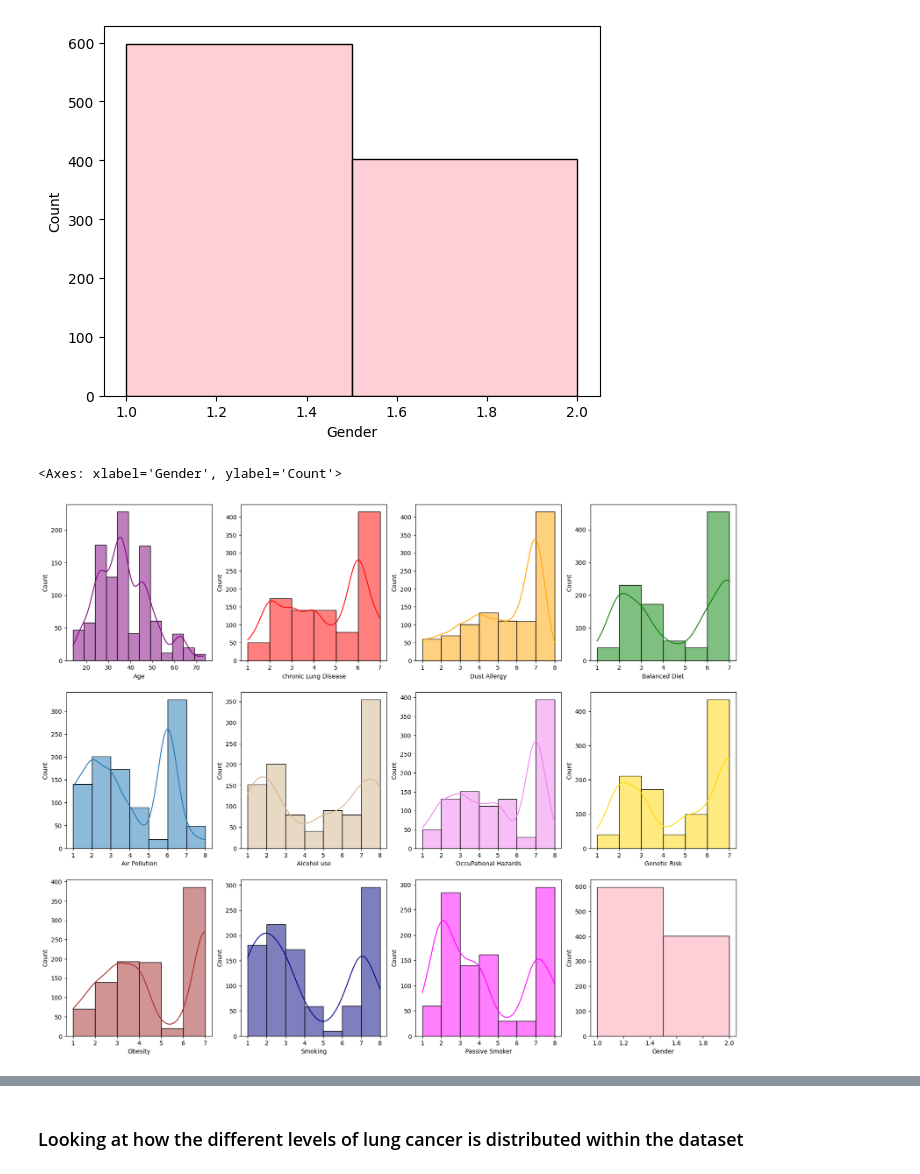
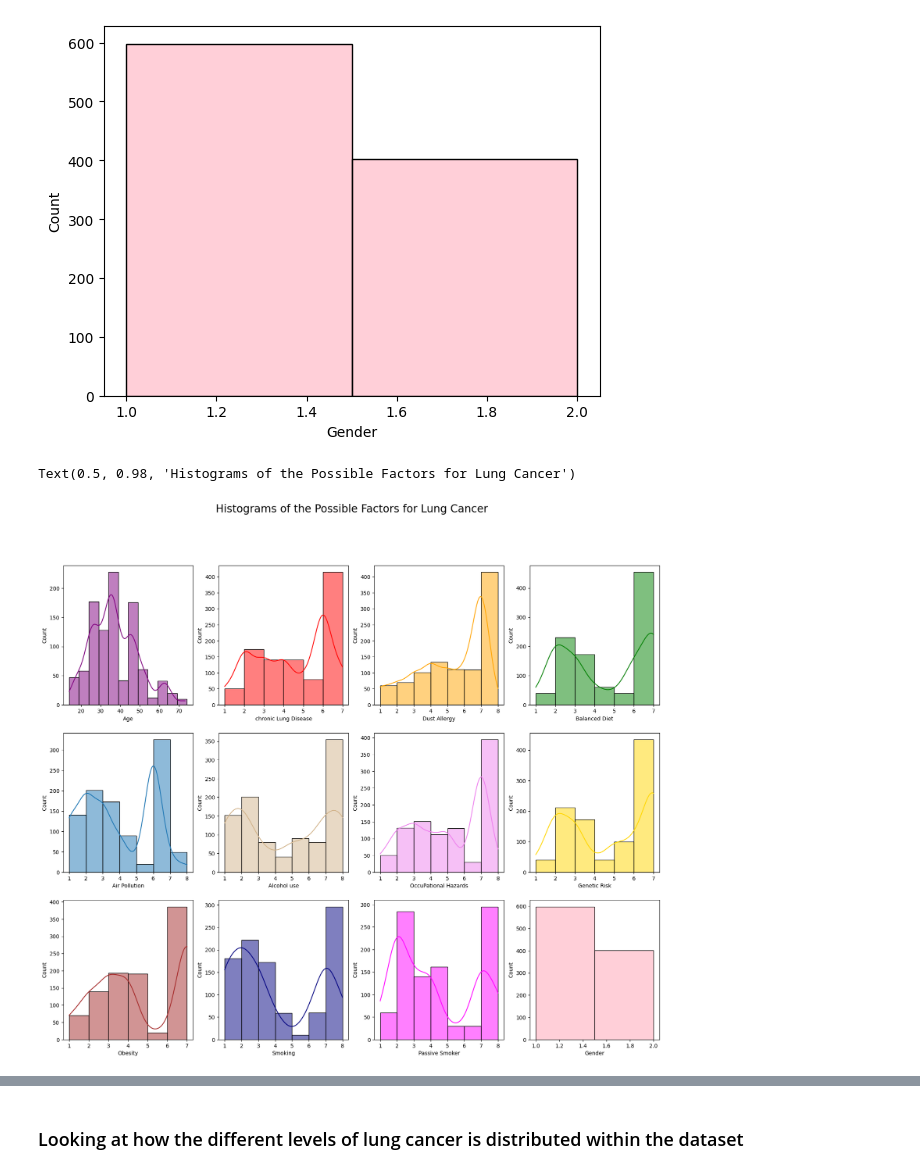
Before and after one commit to Graviton12/DS160_Final_Project_SZM, a Jupyter notebook: DS 160 Final Project SZM.ipynb, the cells around one changed output, grey strips where cells are left out. Cells and saved outputs as stored; diff of their text form; code cells hidden in the pictures.

```diff
--- a/DS 160 Final Project SZM.ipynb
+++ b/DS 160 Final Project SZM.ipynb
@@ -246,32 +246,35 @@ sns.histplot(x='Gender', binwidth=0.5, data=dataset, color='pink')
 # subplot of hstograms for other possible factors for lung cancer
 
 # setting up the figure size
 fig, axes = plt.subplots(3,4,figsize=(20,16))
 
 # histogram of age
 sns.histplot(x='Age', data=dataset, kde=True, binwidth=5, color='purple', ax=axes[0,0])
 # histogram of chronic lung disease
 sns.histplot(x='chronic Lung Disease', data=dataset, binwidth=1, kde=True, color='red', ax=axes[0,1])
 # histogram of dust allergy
 sns.histplot(x='Dust Allergy', data=dataset, binwidth=1, kde=True, color='orange', ax=axes[0,2])
 # histogram of balanced diet
 sns.histplot(x='Balanced Diet', data=dataset, binwidth=1, kde=True, color='green', ax=axes[0,3])
 # hsitogram of air pollution
 sns.histplot(x='Air Pollution', binwidth=1, data=dataset, kde=True, ax=axes[1,0])
 # histogram of alcohol use
 sns.histplot(x='Alcohol use', binwidth=1, data=dataset, kde=True, color='tan', ax=axes[1,1])
 # histogram of occupational hazards
 sns.histplot(x='OccuPational Hazards', binwidth=1, data=dataset, kde=True, color='violet', ax=axes[1,2])
 # histogram of genetic risk
 sns.histplot(x='Genetic Risk', binwidth=1, data=dataset, kde=True, color='gold', ax=axes[1,3])
 # histogram of obesity
 sns.histplot(x='Obesity', binwidth=1, data=dataset, kde=True, color='brown', ax=axes[2,0])
 # histogram of smoking
 sns.histplot(x='Smoking', binwidth=1, data=dataset, kde=True, color='navy', ax=axes[2,1])
 # histogram of passive smoker
 sns.histplot(x='Passive Smoker', binwidth=1, data=dataset, kde=True, color='magenta', ax=axes[2,2])
 # histogram of gender
 sns.histplot(x='Gender', binwidth=0.5, data=dataset, color='pink', ax=axes[2,3])
+
+# adding title to entire subplot
+fig.suptitle('Histograms of the Possible Factors for Lung Cancer', fontsize=20)
 # %% [output]
-<Axes: xlabel='Gender', ylabel='Count'>
+Text(0.5, 0.98, 'Histograms of the Possible Factors for Lung Cancer')
-[figure, old version]
+[figure, new version]
```
Also changed, not shown: parts of 8 cells of this notebook.
